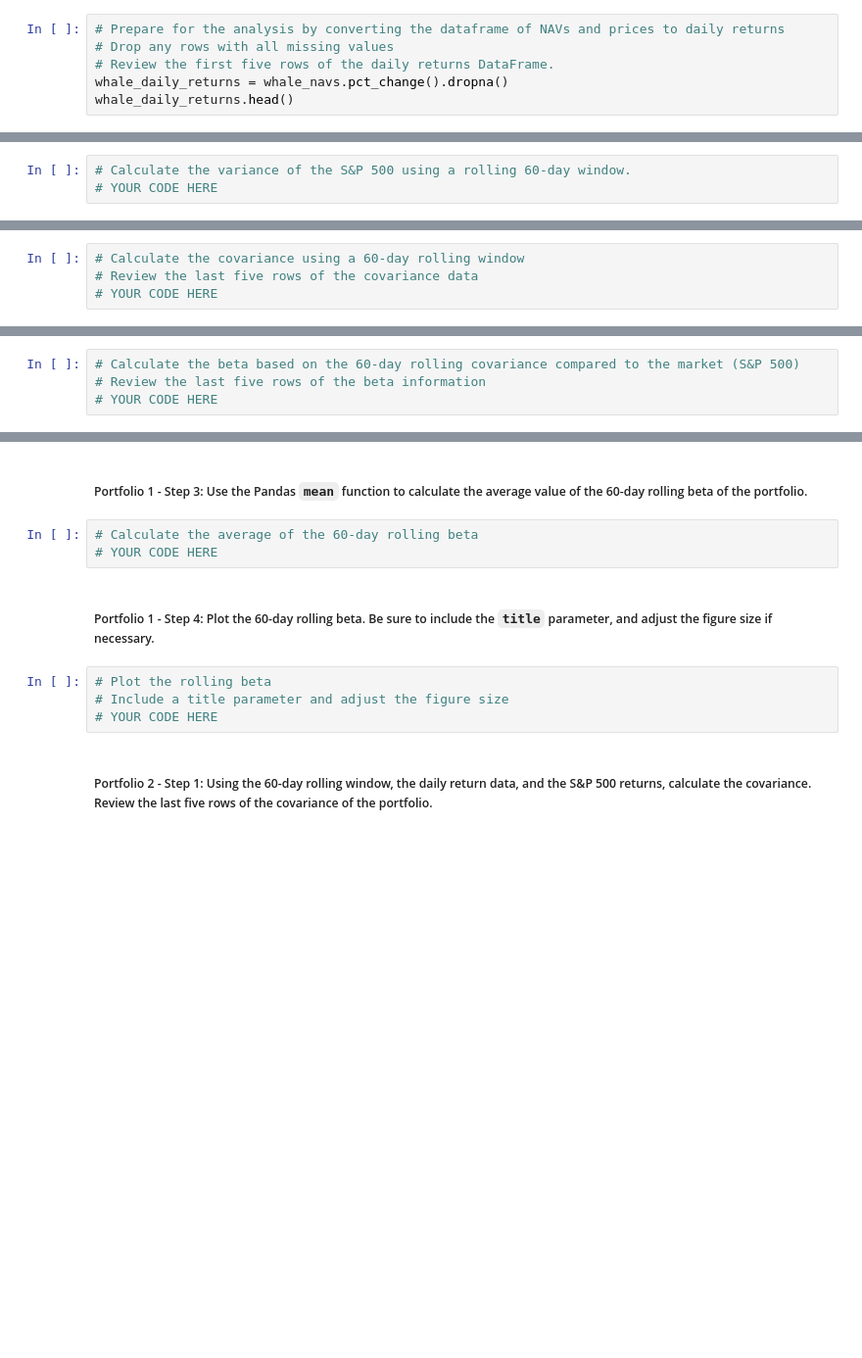
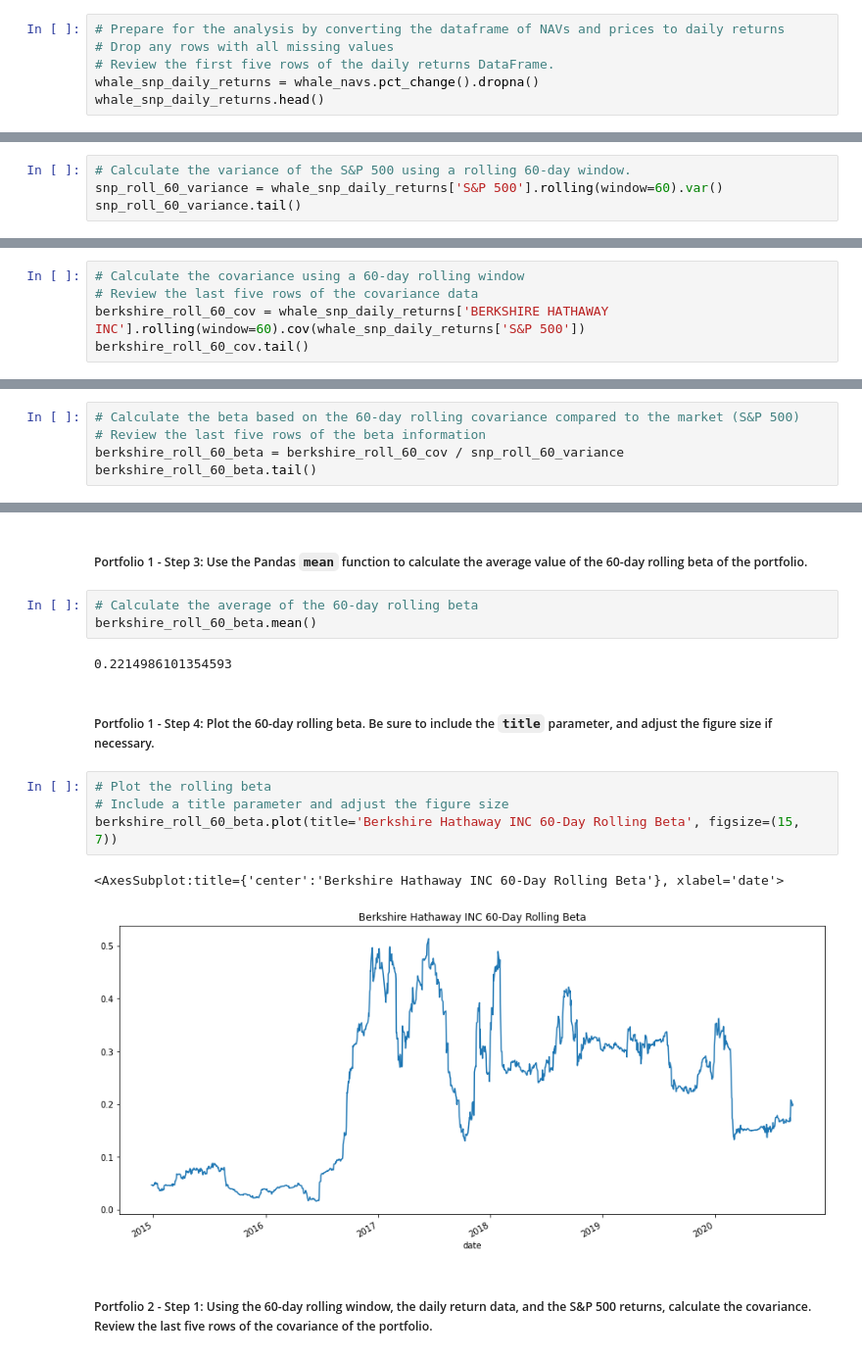
Before and after one commit to ethansilvas/whale-risk-return-analysis, a Jupyter notebook: risk_return_analysis.ipynb, the cells around one changed output, grey strips where cells are left out. Shown at 98% size. Drawn from its saved outputs; the diff is of its cells as text; blank space fills up the shorter version.

Commit message:
finished rolling betas and analysis

```diff
--- a/risk_return_analysis.ipynb
+++ b/risk_return_analysis.ipynb
@@ -131,8 +131,8 @@ whale_navs.head()
 # Prepare for the analysis by converting the dataframe of NAVs and prices to daily returns
 # Drop any rows with all missing values
 # Review the first five rows of the daily returns DataFrame.
-whale_daily_returns = whale_navs.pct_change().dropna()
-whale_daily_returns.head()
+whale_snp_daily_returns = whale_navs.pct_change().dropna()
+whale_snp_daily_returns.head()
 # %% [output]
 |  | SOROS FUND MANAGEMENT LLC | PAULSON & CO.INC. | TIGER GLOBAL MANAGEMENT LLC | BERKSHIRE HATHAWAY INC | S&P 500 |
 | date |  |  |  |  |  |
@@ -428,4 +428,5 @@ Your analysis is nearing completion. Now, you need to evaluate how the portfolio
 #### Use the Pandas `var` function to calculate the variance of the S&P 500 by using a 60-day rolling window. Visualize the last five rows of the variance of the S&P 500.
 # %%
 # Calculate the variance of the S&P 500 using a rolling 60-day window.
-# YOUR CODE HERE
+snp_roll_60_variance = whale_snp_daily_returns['S&P 500'].rolling(window=60).var()
+snp_roll_60_variance.tail()
@@ -444,4 +453,5 @@ Your analysis is nearing completion. Now, you need to evaluate how the portfolio
 # %%
 # Calculate the covariance using a 60-day rolling window
 # Review the last five rows of the covariance data
-# YOUR CODE HERE
+berkshire_roll_60_cov = whale_snp_daily_returns['BERKSHIRE HATHAWAY INC'].rolling(window=60).cov(whale_snp_daily_returns['S&P 500'])
+berkshire_roll_60_cov.tail()
@@ -450,4 +468,5 @@ Your analysis is nearing completion. Now, you need to evaluate how the portfolio
 # %%
 # Calculate the beta based on the 60-day rolling covariance compared to the market (S&P 500)
 # Review the last five rows of the beta information
-# YOUR CODE HERE
+berkshire_roll_60_beta = berkshire_roll_60_cov / snp_roll_60_variance
+berkshire_roll_60_beta.tail()
@@ -455,13 +482,18 @@ Your analysis is nearing completion. Now, you need to evaluate how the portfolio
 ##### Portfolio 1 - Step 3: Use the Pandas `mean` function to calculate the average value of the 60-day rolling beta of the portfolio.
 # %%
 # Calculate the average of the 60-day rolling beta
-# YOUR CODE HERE
+berkshire_roll_60_beta.mean()
+# %% [output]
+0.2214986101354593
 # %% [markdown]
 ##### Portfolio 1 - Step 4: Plot the 60-day rolling beta. Be sure to include the `title` parameter, and adjust the figure size if necessary.
 # %%
 # Plot the rolling beta
 # Include a title parameter and adjust the figure size
-# YOUR CODE HERE
+berkshire_roll_60_beta.plot(title='Berkshire Hathaway INC 60-Day Rolling Beta', figsize=(15, 7))
+# %% [output]
+<AxesSubplot:title={'center':'Berkshire Hathaway INC 60-Day Rolling Beta'}, xlabel='date'>
+[figure, added]
 # %% [markdown]
 ##### Portfolio 2 - Step 1: Using the 60-day rolling window, the daily return data, and the S&P 500 returns, calculate the covariance. Review the last five rows of the covariance of the portfolio.
 # %%
```
Also changed, not shown: parts of 32 cells of this notebook.
